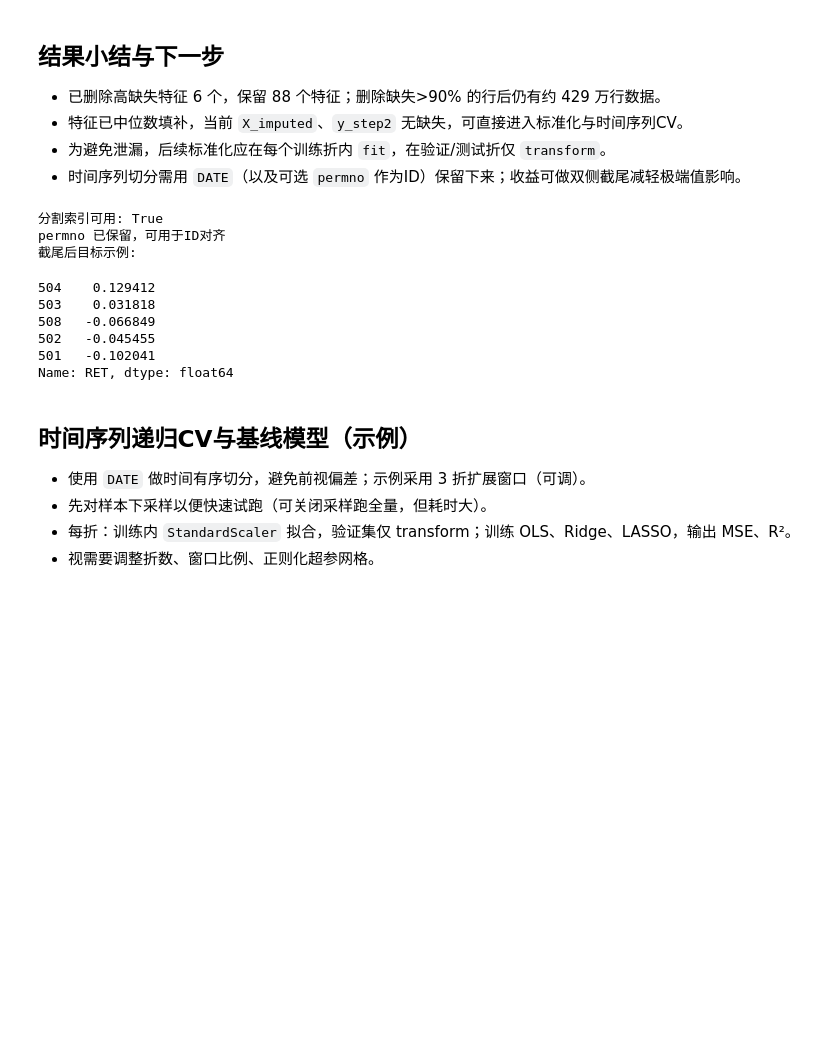
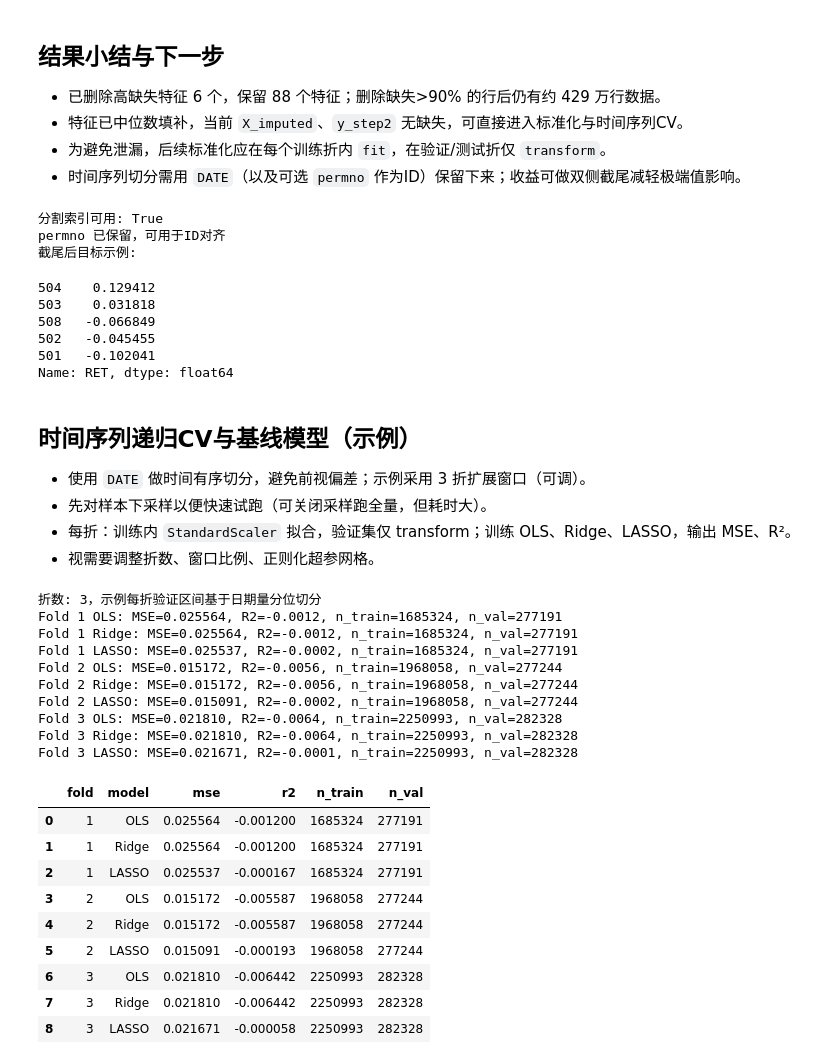
Before and after one commit to George-hardworking/machine-learning-for-finance, a Jupyter notebook: Assignment1/scripts/assignment1_kaibiao.ipynb, the cells around one changed output. Saved outputs shown, nothing was run; the diff lists cells and outputs as text; code cells hidden in the pictures; blank space fills up the shorter version.

```diff
--- a/Assignment1/scripts/assignment1_kaibiao.ipynb
+++ b/Assignment1/scripts/assignment1_kaibiao.ipynb
@@ -231,8 +230,8 @@ def winsorize_series(s, lower=0.005, upper=0.995):
     return s.clip(lo, hi)
 
 # DATE / permno 用于时间序列切分与标识
-dates_for_split = work_df.loc[X_imputed.index, 'DATE'] if 'DATE' in work_df.columns else None
-permno_for_id = work_df.loc[X_imputed.index, 'permno'] if 'permno' in work_df.columns else None
+dates_for_split = work_df.loc[X_base.index, 'DATE'] if 'DATE' in work_df.columns else None
+permno_for_id = work_df.loc[X_base.index, 'permno'] if 'permno' in work_df.columns else None
 
 # 对收益做双侧截尾，减轻极端值影响
 y_wins = winsorize_series(y_step2, lower=0.005, upper=0.995)
@@ -259,29 +258,36 @@ Name: RET, dtype: float64
 - 每折：训练内 `StandardScaler` 拟合，验证集仅 transform；训练 OLS、Ridge、LASSO，输出 MSE、R²。
 - 视需要调整折数、窗口比例、正则化超参网格。
 # %%
-# 时间序列递归CV + 基线模型试跑
+# 时间序列递归CV + 基线模型试跑（折内fit imputer/scaler，避免泄露；按日期窗口抽样）
 import numpy as np
 from sklearn.preprocessing import StandardScaler
-from sklearn.linear_model import LinearRegression, RidgeCV, LassoCV
+from sklearn.impute import SimpleImputer
+from sklearn.linear_model import LinearRegression, Ridge, Lasso
 from sklearn.metrics import mean_squared_error, r2_score
 
 # 可调参数
-use_sample = True
-max_rows_for_demo = 200000  # 为避免长时间运行，先抽样；如需全量可设为False或调大
+use_date_window = True  # 仅取某个时间区间做开发，避免随机抽样破坏时序/横截面
+dev_start = pd.Timestamp("1990-01-01")
+dev_end = pd.Timestamp("2020-12-31")
+
 n_folds = 3
 train_min_frac = 0.6  # 前60%日期作为最小训练起点
-alpha_grid = [0.1, 1.0, 10.0, 100.0]
+ridge_alpha = 1.0
+lasso_alpha = 0.1
 
-# 1) 抽样（可关闭）
-if use_sample and len(X_imputed) > max_rows_for_demo:
-    sample_idx = X_imputed.sample(max_rows_for_demo, random_state=42).index
-    X_cv = X_imputed.loc[sample_idx]
-    y_cv = y_wins.loc[sample_idx]
-    dates_cv = dates_for_split.loc[sample_idx]
+# 1) 日期窗口过滤（代替随机抽样）
+if use_date_window:
+    mask = (dates_for_split >= dev_start) & (dates_for_split <= dev_end)
+    X_cv = X_base.loc[mask]
+    y_cv = y_wins.loc[mask]
+    dates_cv = dates_for_split.loc[mask]
 else:
-    X_cv = X_imputed
+    X_cv = X_base
     y_cv = y_wins
     dates_cv = dates_for_split
+
+# 确认DATE未进入特征
+assert 'DATE' not in X_cv.columns, "DATE 不应作为特征参与回归"
 
 # 2) 按日期排序
 order = np.argsort(dates_cv.values)
@@ -300,35 +306,61 @@ for i in range(n_folds):
     val_cut = unique_dates[val_end - 1] if val_end > val_start else unique_dates[-1]
     train_mask = dates_cv <= train_cut
     val_mask = (dates_cv > train_cut) & (dates_cv <= val_cut)
     if val_mask.sum() == 0:
         continue
     folds.append((train_mask, val_mask))
 
 print(f"折数: {len(folds)}，示例每折验证区间基于日期量分位切分")
 
-# 4) 逐折训练与评估
+# 4) 逐折训练与评估（每折单独 fit imputer + scaler）
 results = []
 for fold_id, (train_mask, val_mask) in enumerate(folds, 1):
     X_train, X_val = X_cv.loc[train_mask], X_cv.loc[val_mask]
     y_train, y_val = y_cv.loc[train_mask], y_cv.loc[val_mask]
 
+    # 折内缺失填补和标准化
+    imputer = SimpleImputer(strategy='median')
+    X_train_imp = imputer.fit_transform(X_train)
+    X_val_imp = imputer.transform(X_val)
+
     scaler = StandardScaler()
-    X_train_s = scaler.fit_transform(X_train)
-    X_val_s = scaler.transform(X_val)
+    X_train_s = scaler.fit_transform(X_train_imp)
+    X_val_s = scaler.transform(X_val_imp)
 
     models = {
         "OLS": LinearRegression(),
-        "Ridge": RidgeCV(alphas=alpha_grid, store_cv_values=False),
-        "LASSO": LassoCV(alphas=alpha_grid, max_iter=2000)
+        "Ridge": Ridge(alpha=ridge_alpha),
+        "LASSO": Lasso(alpha=lasso_alpha, max_iter=3000)
     }
 
     for name, model in models.items():
         model.fit(X_train_s, y_train)
         pred = model.predict(X_val_s)
         mse = mean_squared_error(y_val, pred)
         r2 = r2_score(y_val, pred)
         results.append({"fold": fold_id, "model": name, "mse": mse, "r2": r2, "n_train": len(y_train), "n_val": len(y_val)})
         print(f"Fold {fold_id} {name}: MSE={mse:.6f}, R2={r2:.4f}, n_train={len(y_train)}, n_val={len(y_val)}")
 
 results_df = pd.DataFrame(results)
 display(results_df)
+# %% [output]
+折数: 3，示例每折验证区间基于日期量分位切分
+Fold 1 OLS: MSE=0.025564, R2=-0.0012, n_train=1685324, n_val=277191
+Fold 1 Ridge: MSE=0.025564, R2=-0.0012, n_train=1685324, n_val=277191
+Fold 1 LASSO: MSE=0.025537, R2=-0.0002, n_train=1685324, n_val=277191
+Fold 2 OLS: MSE=0.015172, R2=-0.0056, n_train=1968058, n_val=277244
+Fold 2 Ridge: MSE=0.015172, R2=-0.0056, n_train=1968058, n_val=277244
+Fold 2 LASSO: MSE=0.015091, R2=-0.0002, n_train=1968058, n_val=277244
+Fold 3 OLS: MSE=0.021810, R2=-0.0064, n_train=2250993, n_val=282328
+Fold 3 Ridge: MSE=0.021810, R2=-0.0064, n_train=2250993, n_val=282328
+Fold 3 LASSO: MSE=0.021671, R2=-0.0001, n_train=2250993, n_val=282328
+|  | fold | model | mse | r2 | n_train | n_val |
+| 0 | 1 | OLS | 0.025564 | -0.001200 | 1685324 | 277191 |
+| 1 | 1 | Ridge | 0.025564 | -0.001200 | 1685324 | 277191 |
+| 2 | 1 | LASSO | 0.025537 | -0.000167 | 1685324 | 277191 |
+| 3 | 2 | OLS | 0.015172 | -0.005587 | 1968058 | 277244 |
+| 4 | 2 | Ridge | 0.015172 | -0.005587 | 1968058 | 277244 |
+| 5 | 2 | LASSO | 0.015091 | -0.000193 | 1968058 | 277244 |
+| 6 | 3 | OLS | 0.021810 | -0.006442 | 2250993 | 282328 |
+| 7 | 3 | Ridge | 0.021810 | -0.006442 | 2250993 | 282328 |
+| 8 | 3 | LASSO | 0.021671 | -0.000058 | 2250993 | 282328 |
```
Also changed, not shown: parts of 2 cells of this notebook.
